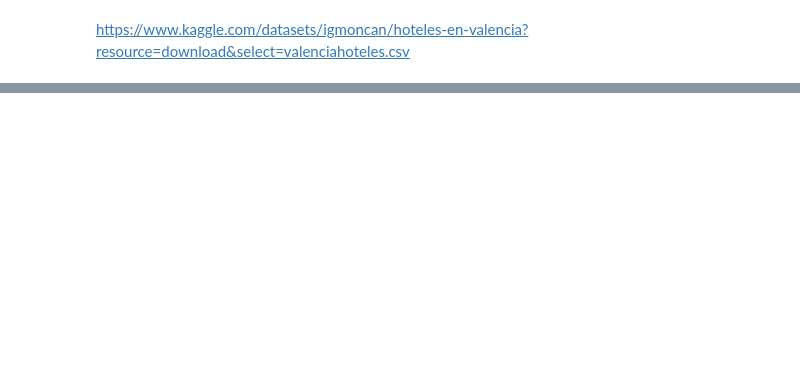
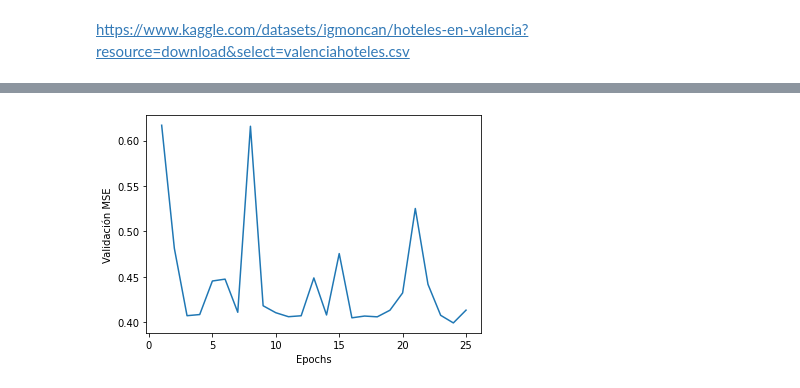
Before and after one commit to elenagonzalezrebollo/AprendizajeAutomatico, a Jupyter notebook: Practica3.ipynb, the cells around one changed output, grey strips where cells are left out. Saved outputs shown, nothing was run; the diff lists cells and outputs as text; code cells hidden in the pictures; blank space fills up the shorter version.

```diff
--- a/Practica3.ipynb
+++ b/Practica3.ipynb
@@ -26,0 +117,13 @@ data
+# %%
+# 2. Hacer aquí las particiones de los datos de entrenamiento
+partial_train_data = train_data[:2500]
+partial_eval_train_data = train_data[2501:]
+partial_train_targets = train_targets[:2500]
+partial_eval_train_targets = train_targets[2501:]
+# %%
+# 2. Entrenar el modelo con 25 épocas y un batch_size=1
+mymodel = build_model()
+# %%
+history = mymodel.fit(partial_train_data, partial_train_targets,
+            validation_data=(partial_eval_train_data, partial_eval_train_targets),
+                        epochs=25, batch_size=1)
@@ -26,0 +150,13 @@ data
+# %%
+mse_history = history.history['val_loss']
+# %%
+# 3. Confrontar en una gráfica de épocas en el eje de abcisas contra pérdida (MSE) en
+# el eje de ordenadas
+import matplotlib.pyplot as plt
+
+plt.plot(range(1, len(mse_history) + 1), mse_history)
+plt.xlabel('Epochs')
+plt.ylabel('Validación MSE')
+plt.show()
+# %% [output]
+[figure, added]
```
Also changed, not shown: parts of 20 cells of this notebook.
